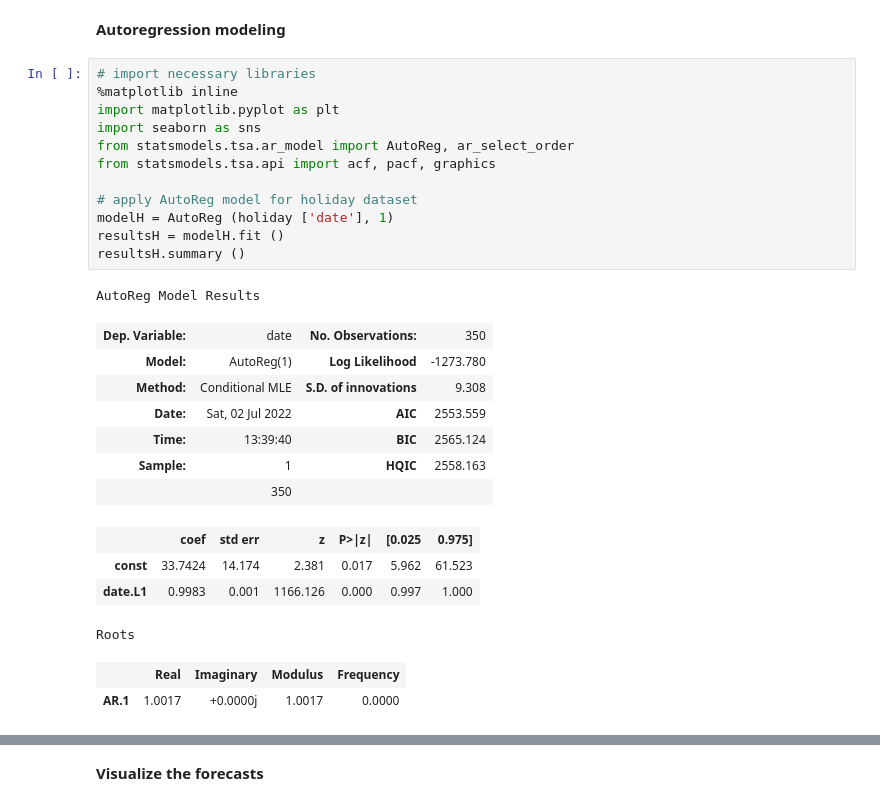
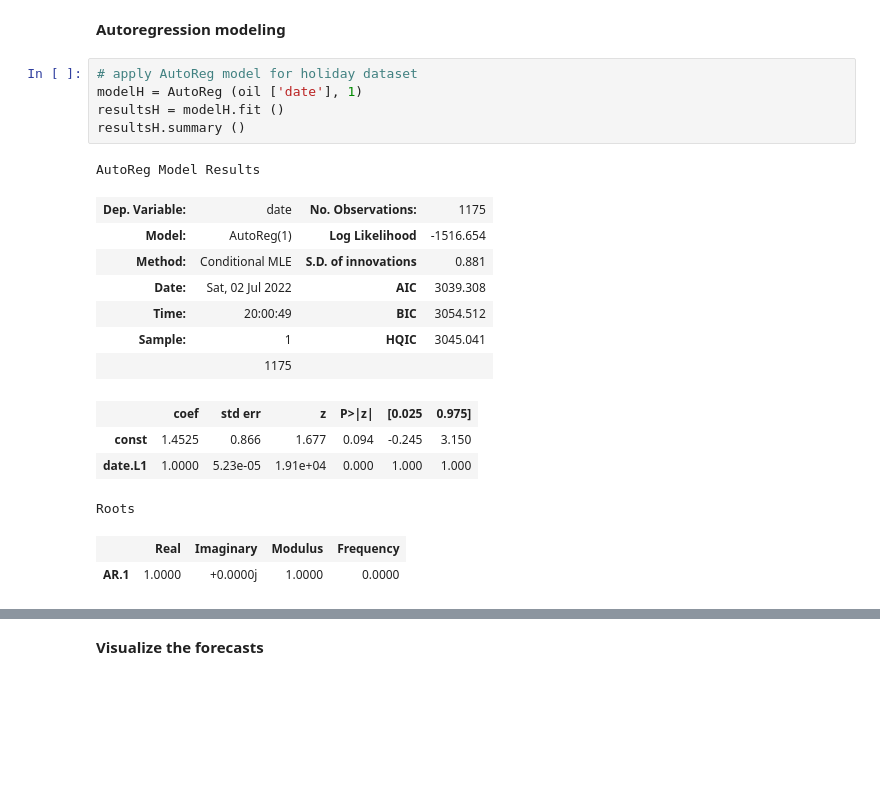
Before and after one commit to AleksandrMorozov123/Competition-on-kaggle-, a Jupyter notebook: time-series-forecasting-with-python.ipynb, the cells around one changed output, grey strips where cells are left out. Cells and saved outputs as stored; diff of their text form; blank space fills up the shorter version.

Commit message:
Kaggle Notebook | Time series forecasting with Python | Version 5

```diff
--- a/time-series-forecasting-with-python.ipynb
+++ b/time-series-forecasting-with-python.ipynb
@@ -264,32 +266,25 @@ plt.show ()
 # %% [markdown]
 **Autoregression modeling**
 # %%
-# import necessary libraries
-%matplotlib inline
-import matplotlib.pyplot as plt
-import seaborn as sns
-from statsmodels.tsa.ar_model import AutoReg, ar_select_order
-from statsmodels.tsa.api import acf, pacf, graphics
-
 # apply AutoReg model for holiday dataset
-modelH = AutoReg (holiday ['date'], 1)
+modelH = AutoReg (oil ['date'], 1)
 resultsH = modelH.fit ()
 resultsH.summary ()
 # %% [output]
 AutoReg Model Results
-| Dep. Variable: | date | No. Observations: | 350 |
-| Model: | AutoReg(1) | Log Likelihood | -1273.780 |
-| Method: | Conditional MLE | S.D. of innovations | 9.308 |
-| Date: | Sat, 02 Jul 2022 | AIC | 2553.559 |
-| Time: | 13:39:40 | BIC | 2565.124 |
-| Sample: | 1 | HQIC | 2558.163 |
-|  | 350 |  |  |
+| Dep. Variable: | date | No. Observations: | 1175 |
+| Model: | AutoReg(1) | Log Likelihood | -1516.654 |
+| Method: | Conditional MLE | S.D. of innovations | 0.881 |
+| Date: | Sat, 02 Jul 2022 | AIC | 3039.308 |
+| Time: | 20:00:49 | BIC | 3054.512 |
+| Sample: | 1 | HQIC | 3045.041 |
+|  | 1175 |  |  |
 |  | coef | std err | z | P>|z| | [0.025 | 0.975] |
-| const | 33.7424 | 14.174 | 2.381 | 0.017 | 5.962 | 61.523 |
-| date.L1 | 0.9983 | 0.001 | 1166.126 | 0.000 | 0.997 | 1.000 |
+| const | 1.4525 | 0.866 | 1.677 | 0.094 | -0.245 | 3.150 |
+| date.L1 | 1.0000 | 5.23e-05 | 1.91e+04 | 0.000 | 1.000 | 1.000 |
 Roots
 |  | Real | Imaginary | Modulus | Frequency |
-| AR.1 | 1.0017 | +0.0000j | 1.0017 | 0.0000 |
+| AR.1 | 1.0000 | +0.0000j | 1.0000 | 0.0000 |
 # %%
 # apply AutoReg model for oil dataset
 modelO = AutoReg (oil ['date'], 1)
```
Also changed, not shown: parts of 23 cells of this notebook.
